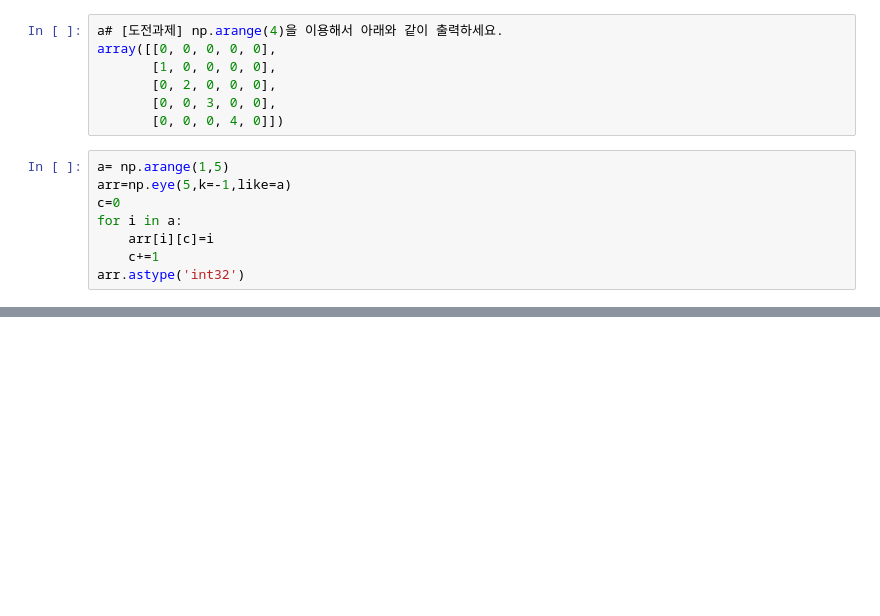
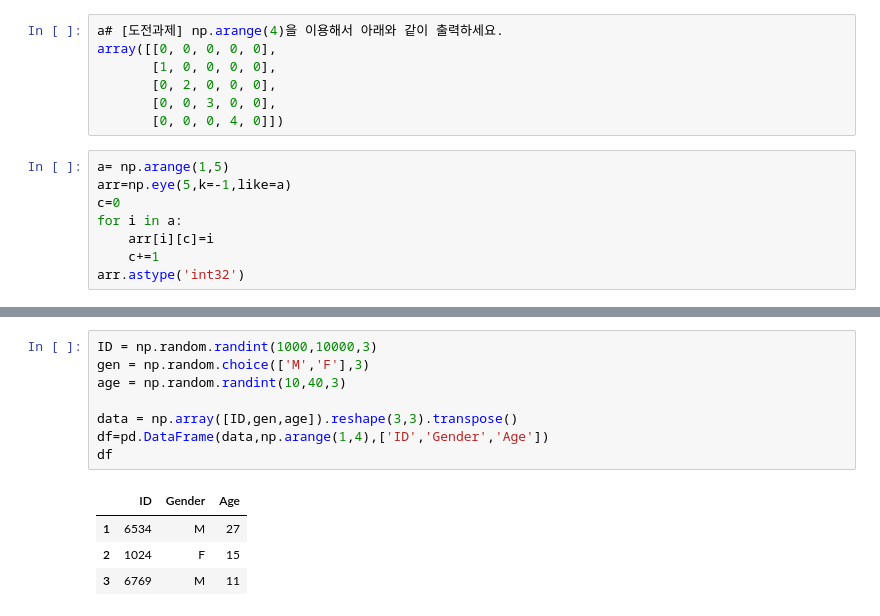
Before and after one commit to HyeonuJeong/Mycakd5, a Jupyter notebook: m2_분석라이브러리활용/numpy_응용.ipynb, the cells around one changed output, grey strips where cells are left out. Cells and saved outputs as stored; diff of their text form; blank space fills up the shorter version.

```diff
--- a/m2_분석라이브러리활용/numpy_응용.ipynb
+++ b/m2_분석라이브러리활용/numpy_응용.ipynb
@@ -303,0 +461,13 @@ arr.astype('int32')
+# %%
+ID = np.random.randint(1000,10000,3)
+gen = np.random.choice(['M','F'],3)
+age = np.random.randint(10,40,3)
+
+data = np.array([ID,gen,age]).reshape(3,3).transpose()
+df=pd.DataFrame(data,np.arange(1,4),['ID','Gender','Age'])
+df
+# %% [output]
+|  | ID | Gender | Age |
+| 1 | 6534 | M | 27 |
+| 2 | 1024 | F | 15 |
+| 3 | 6769 | M | 11 |
```
Also changed, not shown: parts of 20 cells of this notebook.
